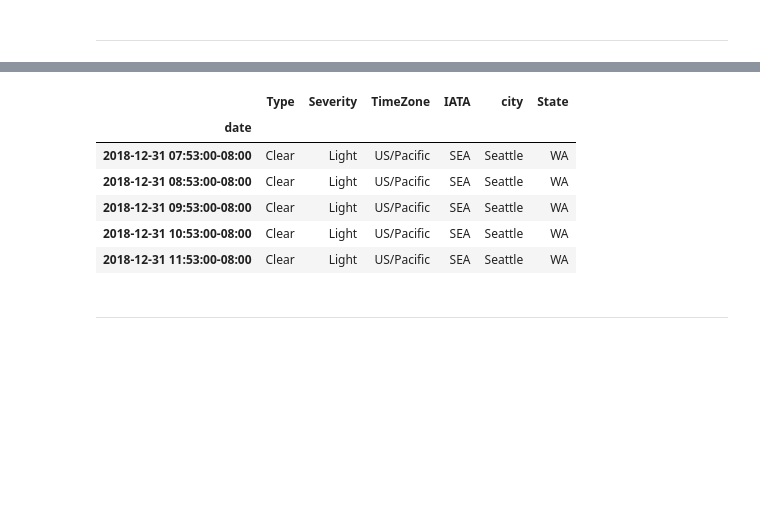
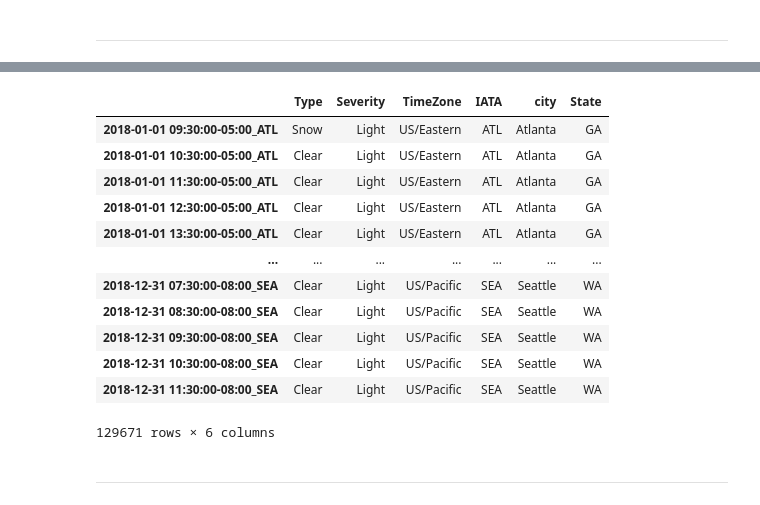
Before and after one commit to guedanie/flight_delay_predictor, a Jupyter notebook: weather_exploration.ipynb, the cells around one changed output, grey strips where cells are left out. Drawn from its saved outputs; the diff is of its cells as text; code cells hidden in the pictures; blank space fills up the shorter version.

Commit message:
finished creating weather unique id for merging with flight data

```diff
--- a/weather_exploration.ipynb
+++ b/weather_exploration.ipynb
@@ -130,6 +130,6 @@ features_to_keep = ["Type", "Severity", "TimeZone", "IATA", "City_y", "State"]
 
 weather = weather[features_to_keep]
 
-weather = weather.sort_values(["City_y", "State", "index"])
+weather = weather.sort_values(["City_y", "State"])
 
-weather.rename(columns={"City_y":"city", "index":"date"}, inplace=True)
+weather.rename(columns={"City_y":"city"}, inplace=True)
@@ -136,3 +145,8 @@ weather.rename(columns={"City_y":"city", "index":"date"}, inplace=True)
+# %%
+# We will now normalize the data by changing all time stamps to :30 minutes, to makes it easier to merge
+# with our flights df
+
+weather.index = weather.index.map(lambda t: t.replace(minute=30))
 # %%
 weather.head()
 # %% [output]
@@ -152,13 +175,21 @@ for zone in time_zones:
+# %%
+weather_df.index = weather_df.index.astype(str) + "_" + weather.IATA
 # %%
-weather_df.tail()
+weather_df
 # %% [output]
 |  | Type | Severity | TimeZone | IATA | city | State |
-| date |  |  |  |  |  |  |
-| 2018-12-31 07:53:00-08:00 | Clear | Light | US/Pacific | SEA | Seattle | WA |
-| 2018-12-31 08:53:00-08:00 | Clear | Light | US/Pacific | SEA | Seattle | WA |
-| 2018-12-31 09:53:00-08:00 | Clear | Light | US/Pacific | SEA | Seattle | WA |
-| 2018-12-31 10:53:00-08:00 | Clear | Light | US/Pacific | SEA | Seattle | WA |
-| 2018-12-31 11:53:00-08:00 | Clear | Light | US/Pacific | SEA | Seattle | WA |
+| 2018-01-01 09:30:00-05:00_ATL | Snow | Light | US/Eastern | ATL | Atlanta | GA |
+| 2018-01-01 10:30:00-05:00_ATL | Clear | Light | US/Eastern | ATL | Atlanta | GA |
+| 2018-01-01 11:30:00-05:00_ATL | Clear | Light | US/Eastern | ATL | Atlanta | GA |
+| 2018-01-01 12:30:00-05:00_ATL | Clear | Light | US/Eastern | ATL | Atlanta | GA |
+| 2018-01-01 13:30:00-05:00_ATL | Clear | Light | US/Eastern | ATL | Atlanta | GA |
+| ... | ... | ... | ... | ... | ... | ... |
+| 2018-12-31 07:30:00-08:00_SEA | Clear | Light | US/Pacific | SEA | Seattle | WA |
+| 2018-12-31 08:30:00-08:00_SEA | Clear | Light | US/Pacific | SEA | Seattle | WA |
+| 2018-12-31 09:30:00-08:00_SEA | Clear | Light | US/Pacific | SEA | Seattle | WA |
+| 2018-12-31 10:30:00-08:00_SEA | Clear | Light | US/Pacific | SEA | Seattle | WA |
+| 2018-12-31 11:30:00-08:00_SEA | Clear | Light | US/Pacific | SEA | Seattle | WA |
+129671 rows × 6 columns
 # %% [markdown]
 -----
 # %%
```
Also changed, not shown: parts of 12 cells of this notebook.
